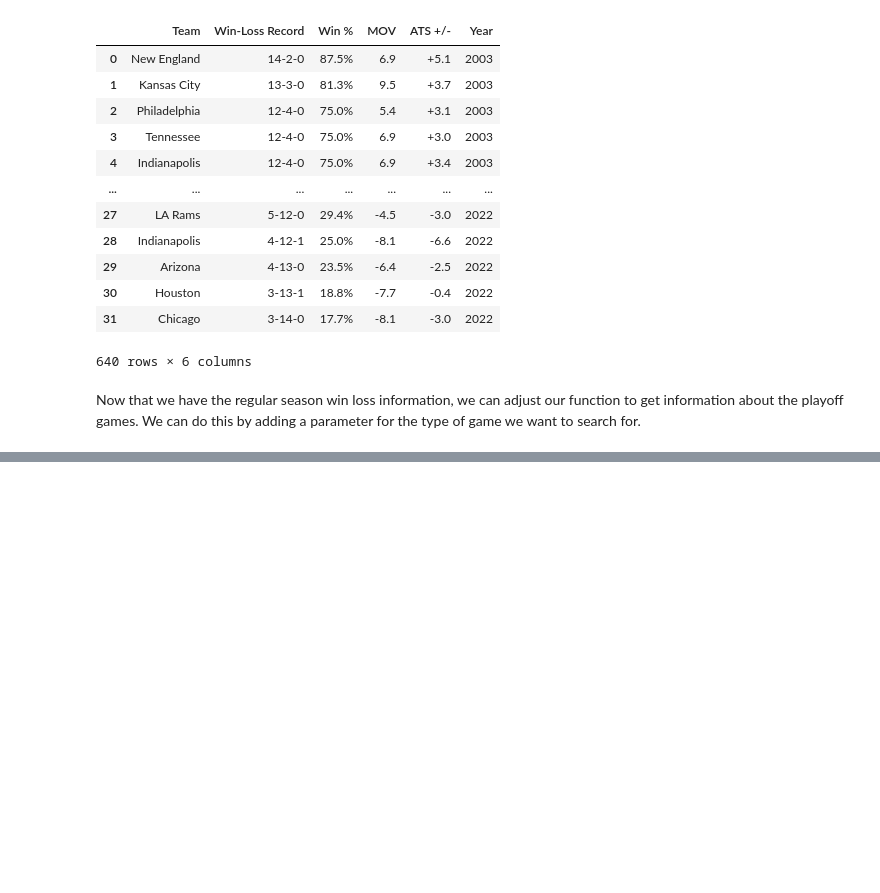
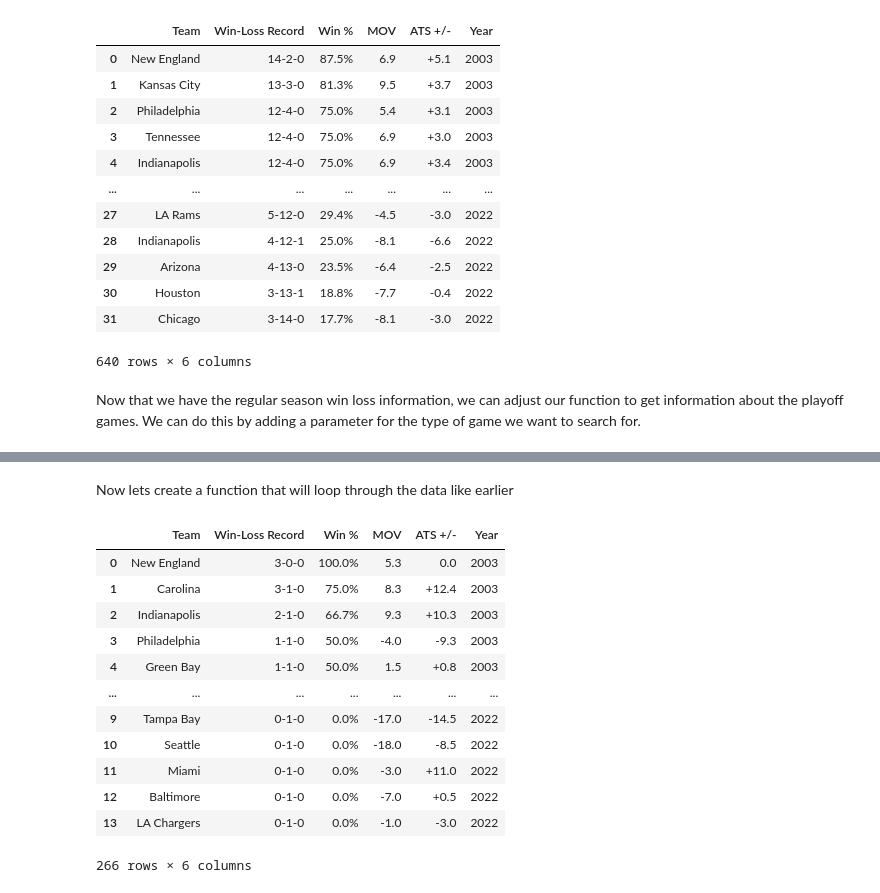
Before and after one commit to rajc90/NFL_TEAM_DATA, a Jupyter notebook: NFL_Data_Scraper.ipynb, the cells around one changed output, grey strips where cells are left out. Drawn from its saved outputs; the diff is of its cells as text; code cells hidden in the pictures; blank space fills up the shorter version.

```diff
--- a/NFL_Data_Scraper.ipynb
+++ b/NFL_Data_Scraper.ipynb
@@ -160,0 +198,26 @@ read_data("2004")
+# %% [markdown]
+Now lets create a function that will loop through the data like earlier
+# %%
+def capture_all_data(game_type):
+    all_data = []
+    current_year = int(dt.datetime.today().strftime("%Y"))
+    for i in range(2003, current_year):
+        x = read_data_v2(i, game_type)
+        all_data.append(x) # adding data frame objects to a list
+    data = pd.concat(all_data)
+    return data
+capture_all_data('playoff')
+# %% [output]
+|  | Team | Win-Loss Record | Win % | MOV | ATS +/- | Year |
+| 0 | New England | 3-0-0 | 100.0% | 5.3 | 0.0 | 2003 |
+| 1 | Carolina | 3-1-0 | 75.0% | 8.3 | +12.4 | 2003 |
+| 2 | Indianapolis | 2-1-0 | 66.7% | 9.3 | +10.3 | 2003 |
+| 3 | Philadelphia | 1-1-0 | 50.0% | -4.0 | -9.3 | 2003 |
+| 4 | Green Bay | 1-1-0 | 50.0% | 1.5 | +0.8 | 2003 |
+| ... | ... | ... | ... | ... | ... | ... |
+| 9 | Tampa Bay | 0-1-0 | 0.0% | -17.0 | -14.5 | 2022 |
+| 10 | Seattle | 0-1-0 | 0.0% | -18.0 | -8.5 | 2022 |
+| 11 | Miami | 0-1-0 | 0.0% | -3.0 | +11.0 | 2022 |
+| 12 | Baltimore | 0-1-0 | 0.0% | -7.0 | +0.5 | 2022 |
+| 13 | LA Chargers | 0-1-0 | 0.0% | -1.0 | -3.0 | 2022 |
+266 rows × 6 columns
```
Also changed, not shown: parts of 8 cells of this notebook.
